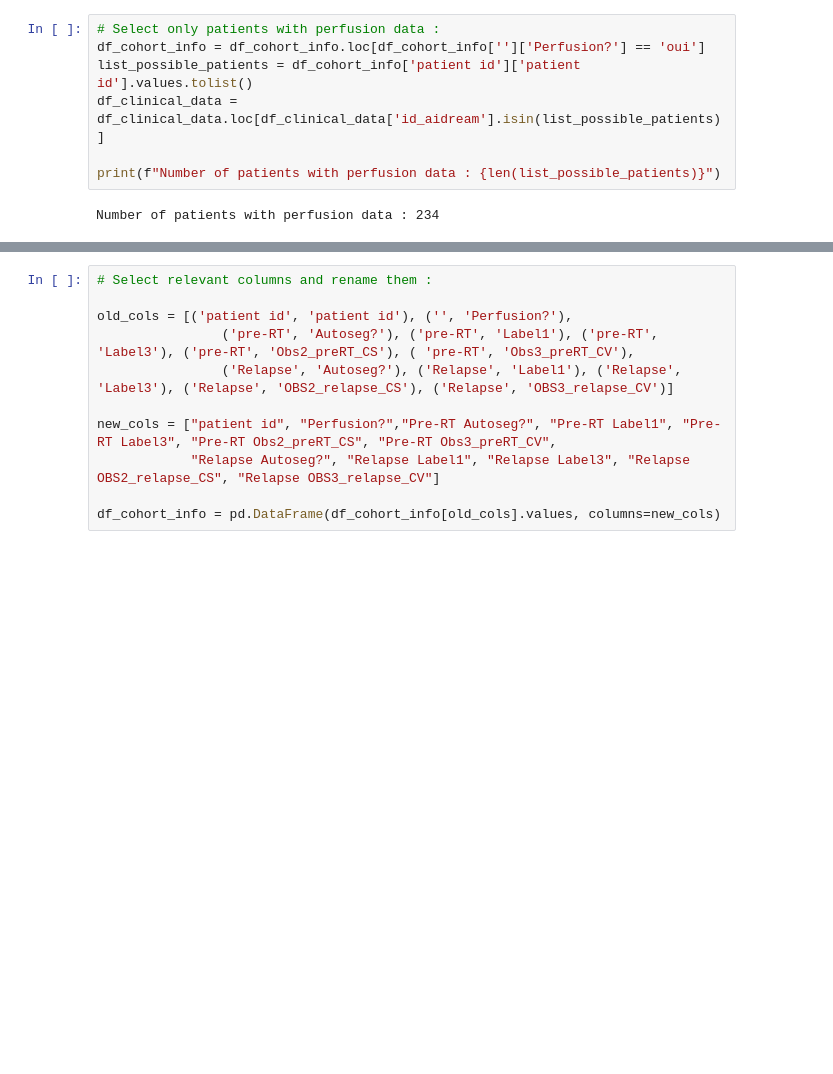
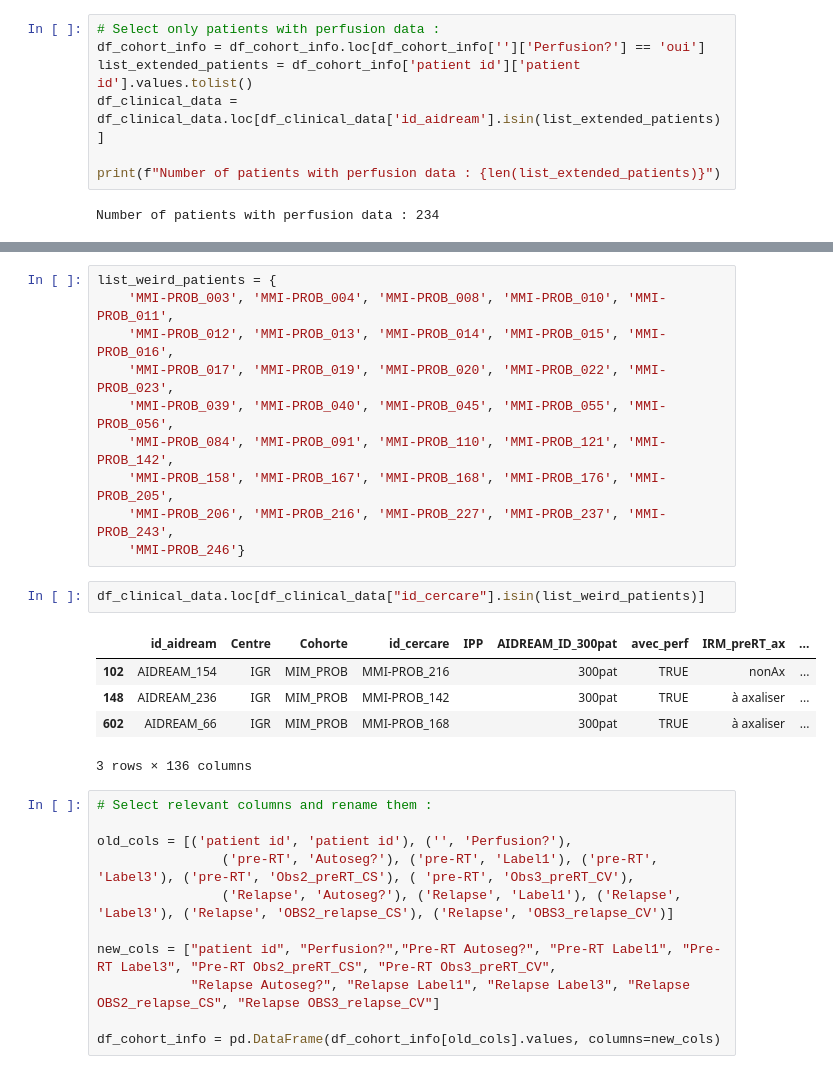
Before and after one commit to maichi98/RELAPSE_PREDICTION, a Jupyter notebook: notebooks/create_raw_aidream_data_folder.ipynb, the cells around one changed output, grey strips where cells are left out. Drawn from its saved outputs; the diff is of its cells as text; blank space fills up the shorter version.

```diff
--- a/notebooks/create_raw_aidream_data_folder.ipynb
+++ b/notebooks/create_raw_aidream_data_folder.ipynb
@@ -23,9 +24,9 @@ Wall time: 171 µs
 # %%
 # Select only patients with perfusion data :
 df_cohort_info = df_cohort_info.loc[df_cohort_info['']['Perfusion?'] == 'oui']
-list_possible_patients = df_cohort_info['patient id']['patient id'].values.tolist()
-df_clinical_data = df_clinical_data.loc[df_clinical_data['id_aidream'].isin(list_possible_patients)]
+list_extended_patients = df_cohort_info['patient id']['patient id'].values.tolist()
+df_clinical_data = df_clinical_data.loc[df_clinical_data['id_aidream'].isin(list_extended_patients)]
 
-print(f"Number of patients with perfusion data : {len(list_possible_patients)}")
+print(f"Number of patients with perfusion data : {len(list_extended_patients)}")
 # %% [output]
 Number of patients with perfusion data : 234
@@ -32,3 +101,21 @@ Number of patients with perfusion data : 234
+# %%
+list_weird_patients = {
+    'MMI-PROB_003', 'MMI-PROB_004', 'MMI-PROB_008', 'MMI-PROB_010', 'MMI-PROB_011',
+    'MMI-PROB_012', 'MMI-PROB_013', 'MMI-PROB_014', 'MMI-PROB_015', 'MMI-PROB_016',
+    'MMI-PROB_017', 'MMI-PROB_019', 'MMI-PROB_020', 'MMI-PROB_022', 'MMI-PROB_023',
+    'MMI-PROB_039', 'MMI-PROB_040', 'MMI-PROB_045', 'MMI-PROB_055', 'MMI-PROB_056',
+    'MMI-PROB_084', 'MMI-PROB_091', 'MMI-PROB_110', 'MMI-PROB_121', 'MMI-PROB_142',
+    'MMI-PROB_158', 'MMI-PROB_167', 'MMI-PROB_168', 'MMI-PROB_176', 'MMI-PROB_205',
+    'MMI-PROB_206', 'MMI-PROB_216', 'MMI-PROB_227', 'MMI-PROB_237', 'MMI-PROB_243',
+    'MMI-PROB_246'}
+# %%
+df_clinical_data.loc[df_clinical_data["id_cercare"].isin(list_weird_patients)]
+# %% [output]
+|  | id_aidream | Centre | Cohorte | id_cercare | IPP | AIDREAM_ID_300pat | avec_perf | IRM_preRT_ax | ... |
+| 102 | AIDREAM_154 | IGR | MIM_PROB | MMI-PROB_216 |  | 300pat | TRUE | nonAx | ... |
+| 148 | AIDREAM_236 | IGR | MIM_PROB | MMI-PROB_142 |  | 300pat | TRUE | à axaliser | ... |
+| 602 | AIDREAM_66 | IGR | MIM_PROB | MMI-PROB_168 |  | 300pat | TRUE | à axaliser | ... |
+3 rows × 136 columns
 # %%
 # Select relevant columns and rename them :
 
```
Also changed, not shown: parts of 11 cells of this notebook, 13 other files.
